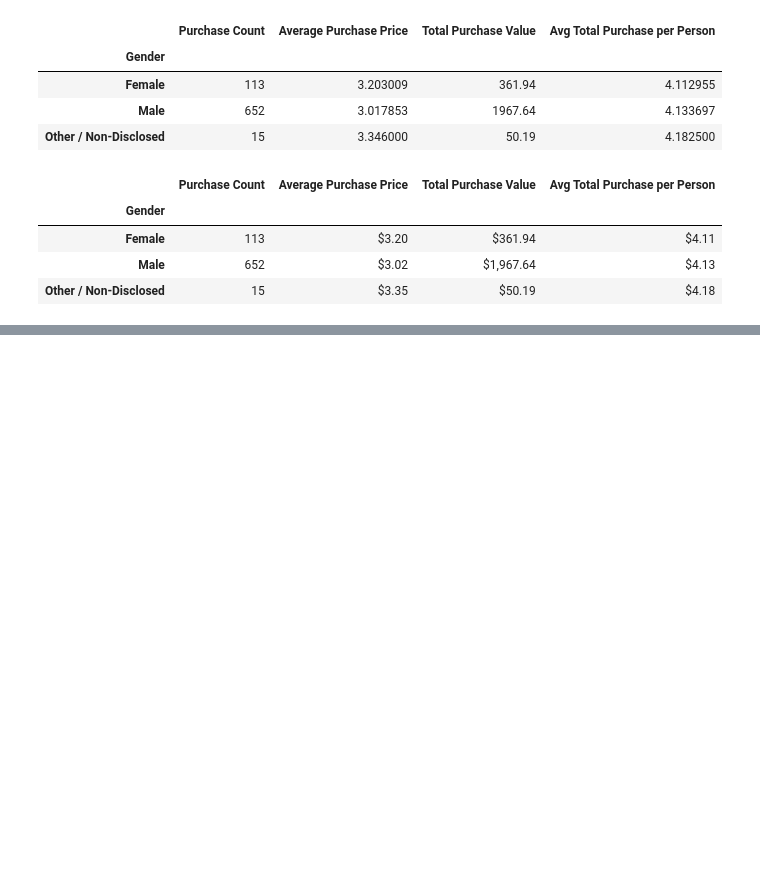
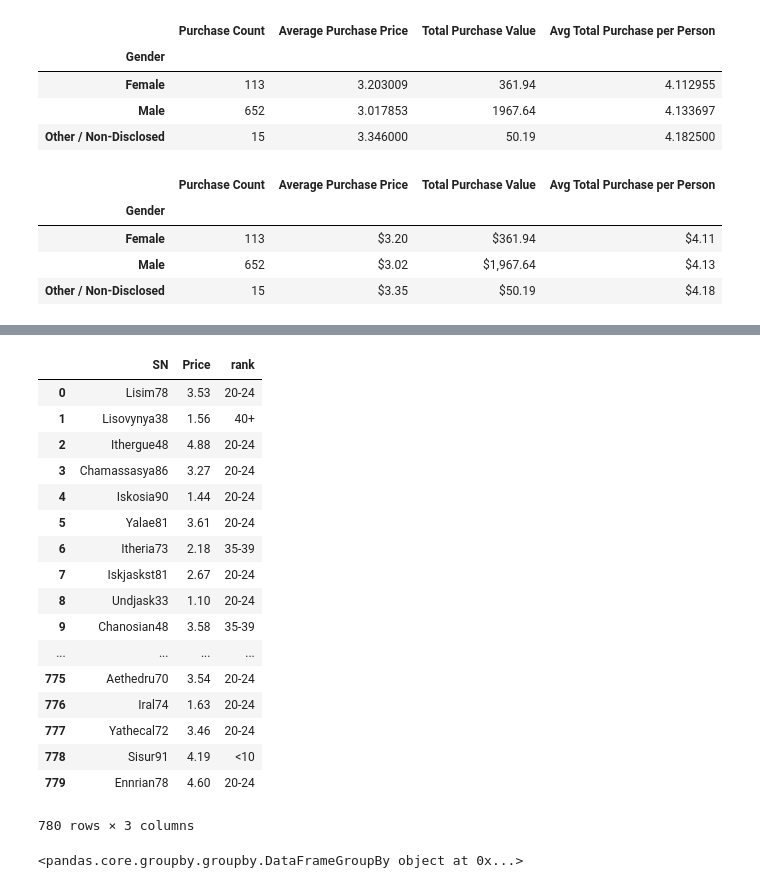
Before and after one commit to krob030/pandas, a Jupyter notebook: heroes.ipynb, the cells around one changed output, grey strips where cells are left out. Cells and saved outputs as stored; diff of their text form; code cells hidden in the pictures; blank space fills up the shorter version.

```diff
--- a/heroes.ipynb
+++ b/heroes.ipynb
@@ -409,0 +301,27 @@ noo
+# %%
+borron= purchase_data.drop(["Purchase ID", 'Gender', 'Age', "Item ID", "Item Name"], axis=1)
+borron
+# %% [output]
+|  | SN | Price | rank |
+| 0 | Lisim78 | 3.53 | 20-24 |
+| 1 | Lisovynya38 | 1.56 | 40+ |
+| 2 | Ithergue48 | 4.88 | 20-24 |
+| 3 | Chamassasya86 | 3.27 | 20-24 |
+| 4 | Iskosia90 | 1.44 | 20-24 |
+| 5 | Yalae81 | 3.61 | 20-24 |
+| 6 | Itheria73 | 2.18 | 35-39 |
+| 7 | Iskjaskst81 | 2.67 | 20-24 |
+| 8 | Undjask33 | 1.10 | 20-24 |
+| 9 | Chanosian48 | 3.58 | 35-39 |
+| ... | ... | ... | ... |
+| 775 | Aethedru70 | 3.54 | 20-24 |
+| 776 | Iral74 | 1.63 | 20-24 |
+| 777 | Yathecal72 | 3.46 | 20-24 |
+| 778 | Sisur91 | 4.19 | <10 |
+| 779 | Ennrian78 | 4.60 | 20-24 |
+780 rows × 3 columns
+# %%
+agrupaciones = borron.groupby("rank")
+agrupaciones
+# %% [output]
+<pandas.core.groupby.groupby.DataFrameGroupBy object at 0x...>
```
Also changed, not shown: parts of 51 cells of this notebook.
